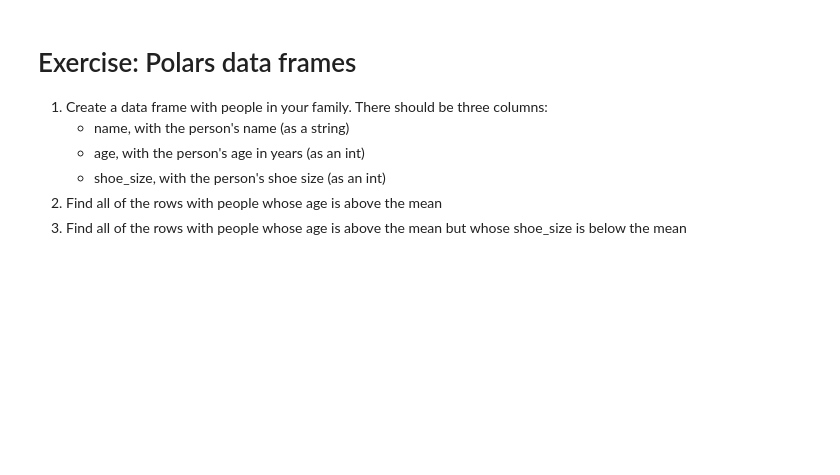
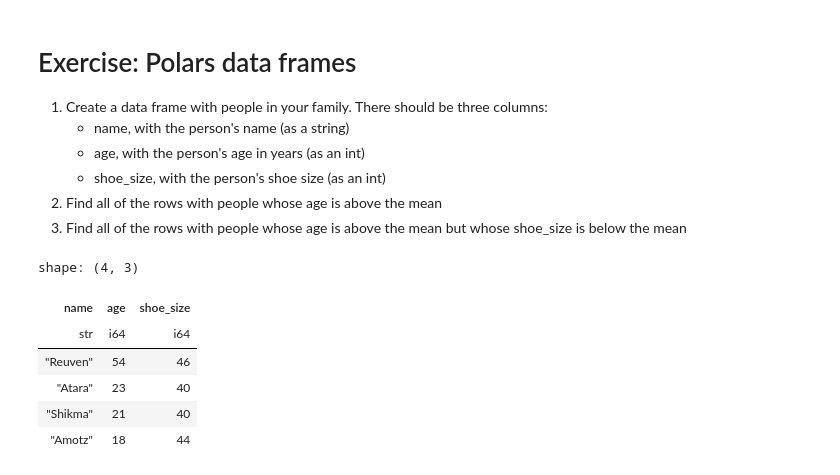
Before and after one commit to opagani/2024-08Aug-25-polars, a Jupyter notebook: LernerPython - 2024-08Aug-25-polars.ipynb, the cells around one changed output. Drawn from its saved outputs; the diff is of its cells as text; code cells hidden in the pictures; blank space fills up the shorter version.

```diff
--- a/LernerPython - 2024-08Aug-25-polars.ipynb
+++ b/LernerPython - 2024-08Aug-25-polars.ipynb
@@ -656,0 +654,16 @@ df = pl.DataFrame(
+# %%
+df = pl.DataFrame(
+    {'name':['Reuven', 'Atara', 'Shikma', 'Amotz'],
+     'age': [ 54,  23, 21, 18],
+     'shoe_size': [46, 40, 40, 44]}
+)
+# %%
+df
+# %% [output]
+shape: (4, 3)
+| name | age | shoe_size |
+| str | i64 | i64 |
+| "Reuven" | 54 | 46 |
+| "Atara" | 23 | 40 |
+| "Shikma" | 21 | 40 |
+| "Amotz" | 18 | 44 |
```
Also changed, not shown: parts of 4 cells of this notebook.
